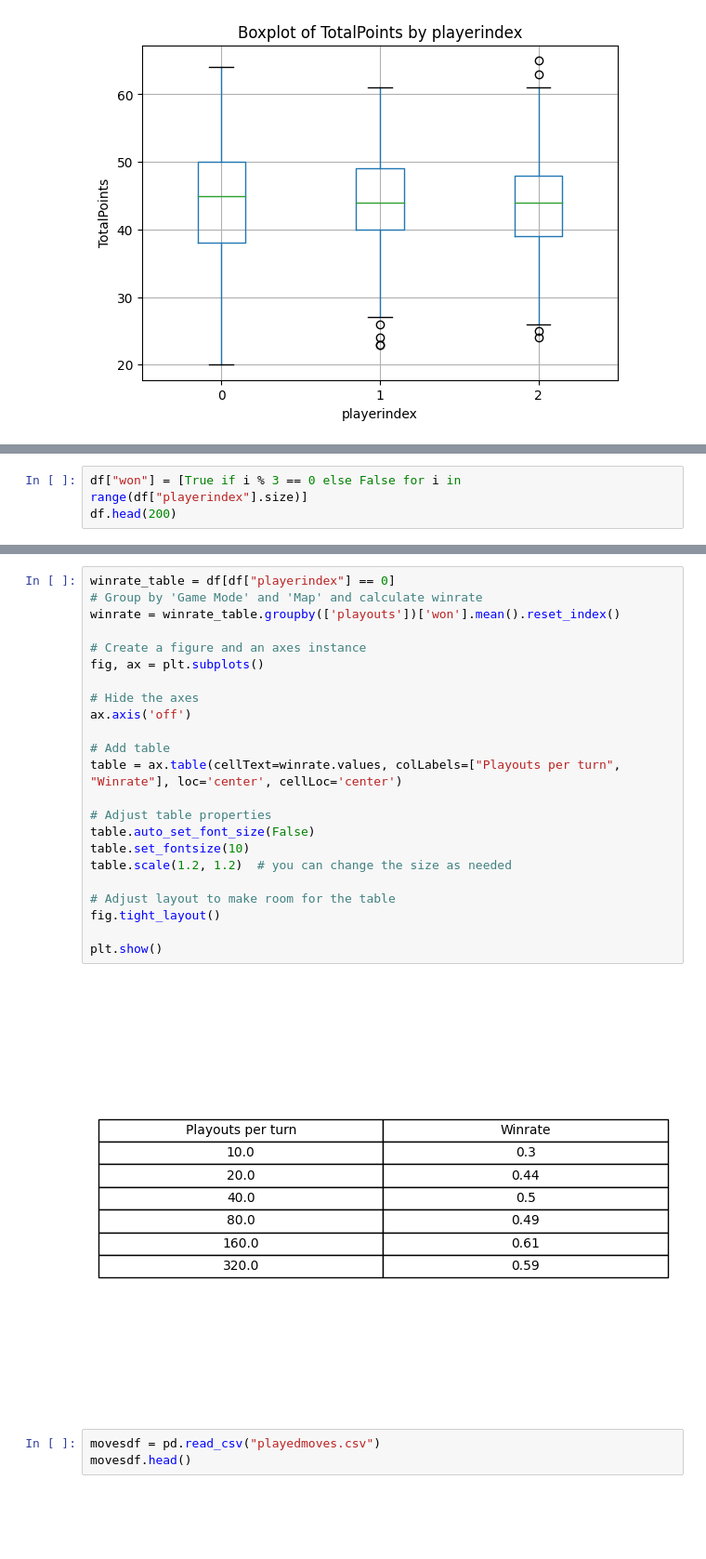
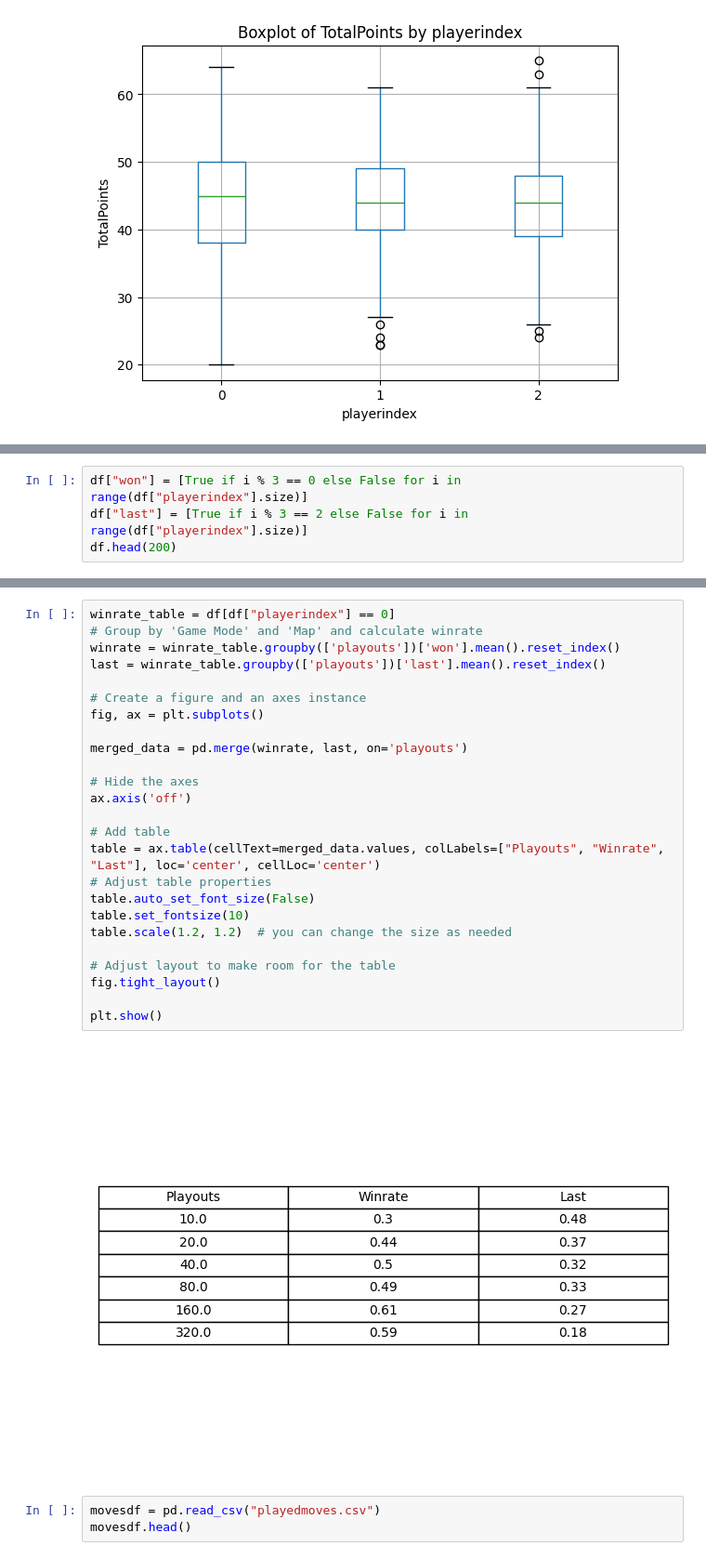
Before and after one commit to R3Kr/data-analysis-mcts, a Jupyter notebook: analysis.ipynb, the cells around one changed output, grey strips where cells are left out. Shown: that part at 93% size. Saved outputs shown, nothing was run; the diff lists cells and outputs as text; blank space fills up the shorter version.

```diff
--- a/analysis.ipynb
+++ b/analysis.ipynb
@@ -89,5 +145,6 @@ plt.show()
 # %%
 df["won"] = [True if i % 3 == 0 else False for i in range(df["playerindex"].size)]
+df["last"] = [True if i % 3 == 2 else False for i in range(df["playerindex"].size)]
 df.head(200)
 # %% [output]
 |  | gameid | playouts | playerindex | wondername | boardGold | CIVIL | MILITARY | SCIENCE | TRADE | GUILD | ... |
@@ -106,28 +163,30 @@ df.head(200)
 # %%
 winrate_table = df[df["playerindex"] == 0]
 # Group by 'Game Mode' and 'Map' and calculate winrate
 winrate = winrate_table.groupby(['playouts'])['won'].mean().reset_index()
+last = winrate_table.groupby(['playouts'])['last'].mean().reset_index()
 
 # Create a figure and an axes instance
 fig, ax = plt.subplots()
+
+merged_data = pd.merge(winrate, last, on='playouts')
 
 # Hide the axes
 ax.axis('off')
 
 # Add table
-table = ax.table(cellText=winrate.values, colLabels=["Playouts per turn", "Winrate"], loc='center', cellLoc='center')
-
+table = ax.table(cellText=merged_data.values, colLabels=["Playouts", "Winrate", "Last"], loc='center', cellLoc='center')
 # Adjust table properties
 table.auto_set_font_size(False)
 table.set_fontsize(10)
 table.scale(1.2, 1.2)  # you can change the size as needed
 
 # Adjust layout to make room for the table
 fig.tight_layout()
 
 plt.show()
 # %% [output]
-[figure, old version]
+[figure, new version]
 # %%
 movesdf = pd.read_csv("playedmoves.csv")
 movesdf.head()
```
Also changed, not shown: parts of 5 cells of this notebook.
